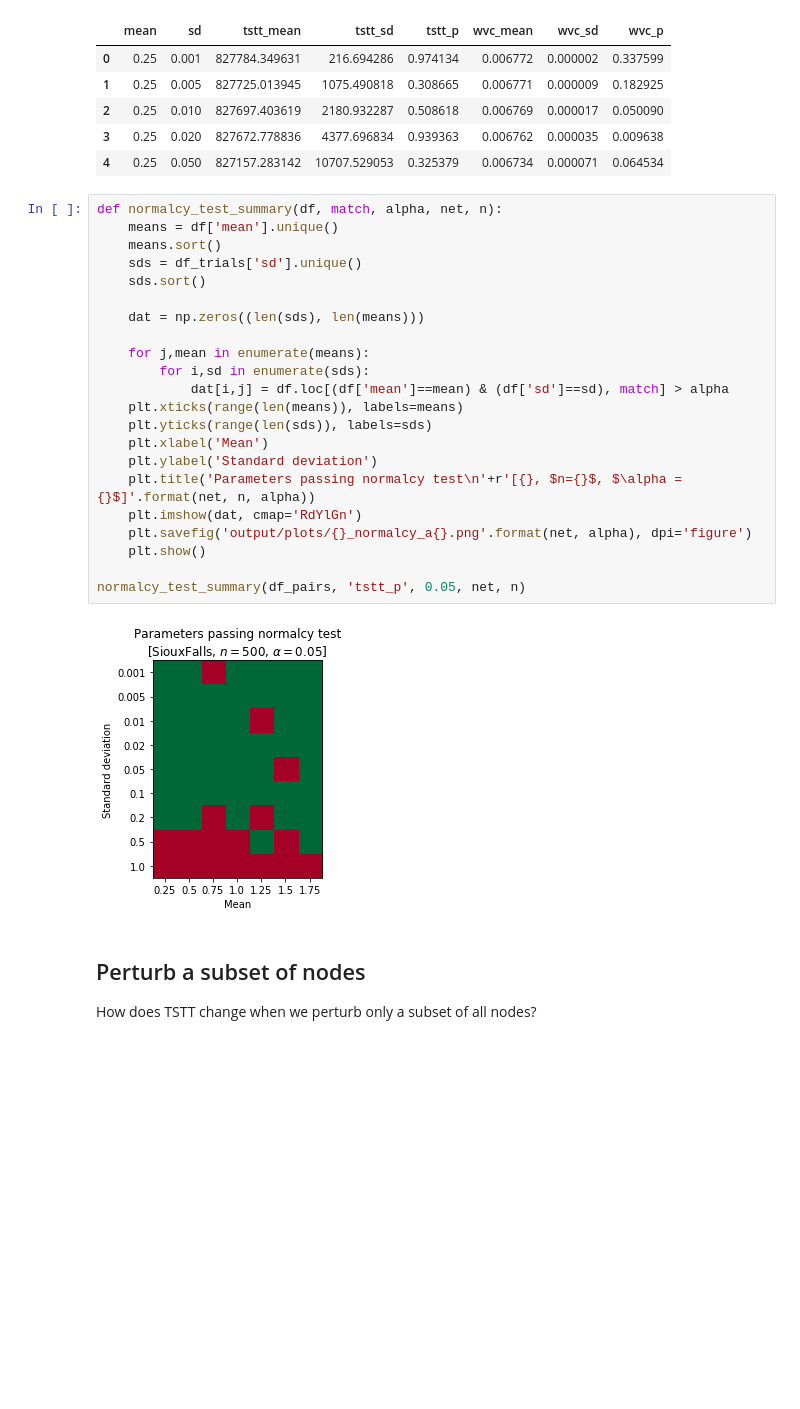
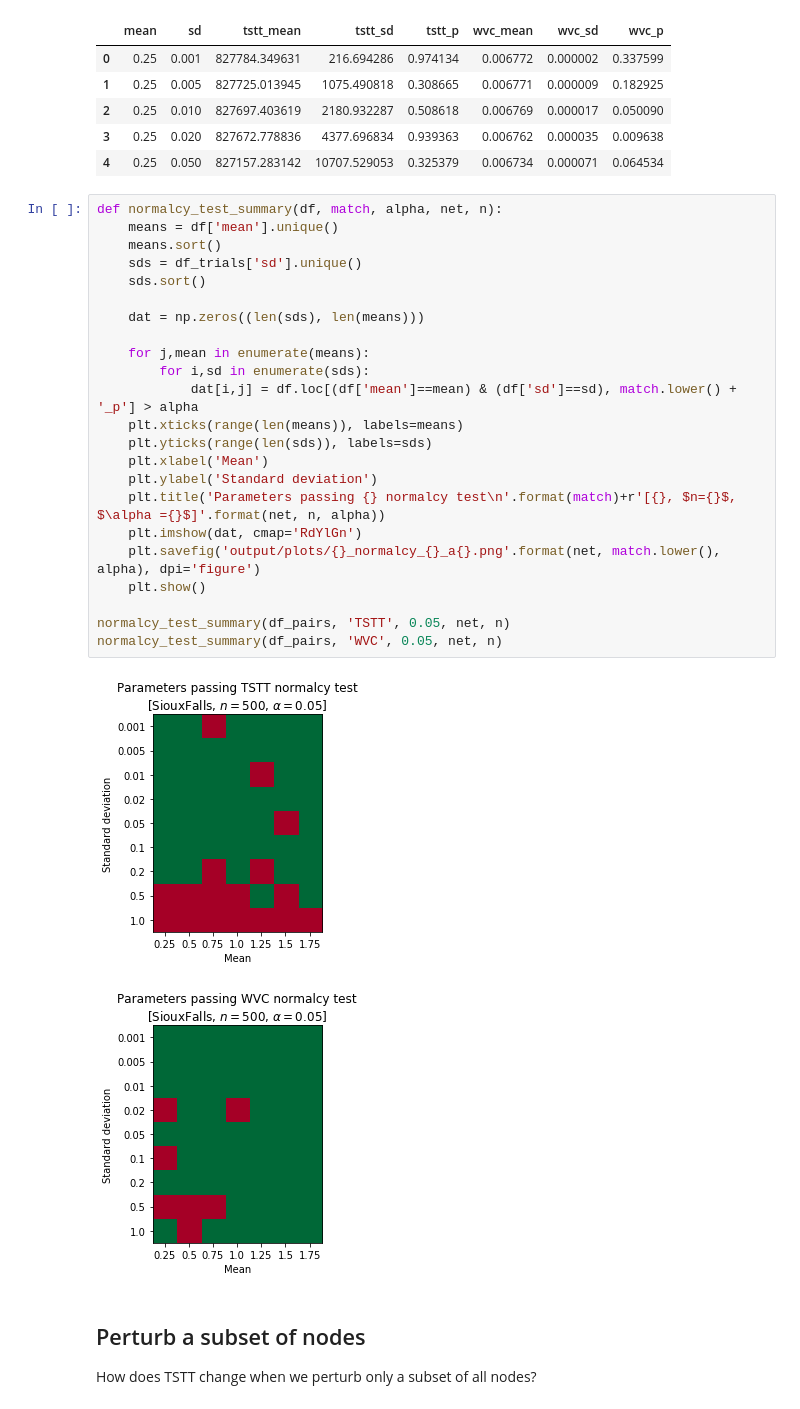
Before and after one commit to CarlinLiao/od-perturbation, a Jupyter notebook: automation.ipynb, the cells around one changed output. Saved outputs shown, nothing was run; the diff lists cells and outputs as text; blank space fills up the shorter version.

Commit message:
added new plot, hotfixes

```diff
--- a/automation.ipynb
+++ b/automation.ipynb
@@ -420,27 +420,29 @@ sample stdv: 1.8322600186827935e-06
 # %%
 def normalcy_test_summary(df, match, alpha, net, n):
     means = df['mean'].unique()
     means.sort()
     sds = df_trials['sd'].unique()
     sds.sort()
 
     dat = np.zeros((len(sds), len(means)))
 
     for j,mean in enumerate(means):
         for i,sd in enumerate(sds):
-            dat[i,j] = df.loc[(df['mean']==mean) & (df['sd']==sd), match] > alpha
+            dat[i,j] = df.loc[(df['mean']==mean) & (df['sd']==sd), match.lower() + '_p'] > alpha
     plt.xticks(range(len(means)), labels=means)
     plt.yticks(range(len(sds)), labels=sds)
     plt.xlabel('Mean')
     plt.ylabel('Standard deviation')
-    plt.title('Parameters passing normalcy test\n'+r'[{}, $n={}$, $\alpha ={}$]'.format(net, n, alpha))
+    plt.title('Parameters passing {} normalcy test\n'.format(match)+r'[{}, $n={}$, $\alpha ={}$]'.format(net, n, alpha))
     plt.imshow(dat, cmap='RdYlGn')
-    plt.savefig('output/plots/{}_normalcy_a{}.png'.format(net, alpha), dpi='figure')
+    plt.savefig('output/plots/{}_normalcy_{}_a{}.png'.format(net, match.lower(), alpha), dpi='figure')
     plt.show()
 
-normalcy_test_summary(df_pairs, 'tstt_p', 0.05, net, n)
+normalcy_test_summary(df_pairs, 'TSTT', 0.05, net, n)
+normalcy_test_summary(df_pairs, 'WVC', 0.05, net, n)
 # %% [output]
-[figure, old version]
+[figure, new version]
+[figure, added]
 # %% [markdown]
 ## Perturb a subset of nodes
 
```
Also changed, not shown: parts of 4 cells of this notebook.
